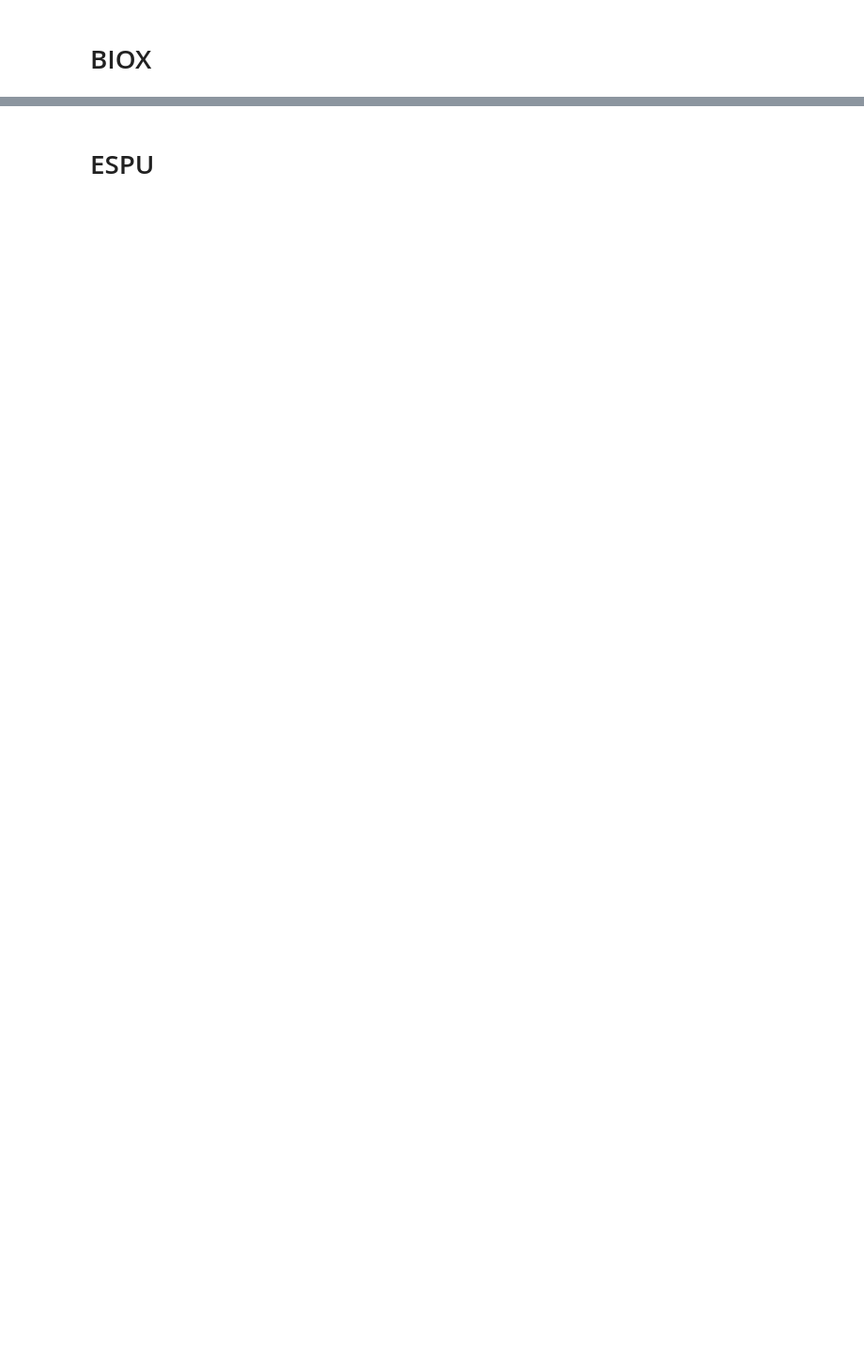
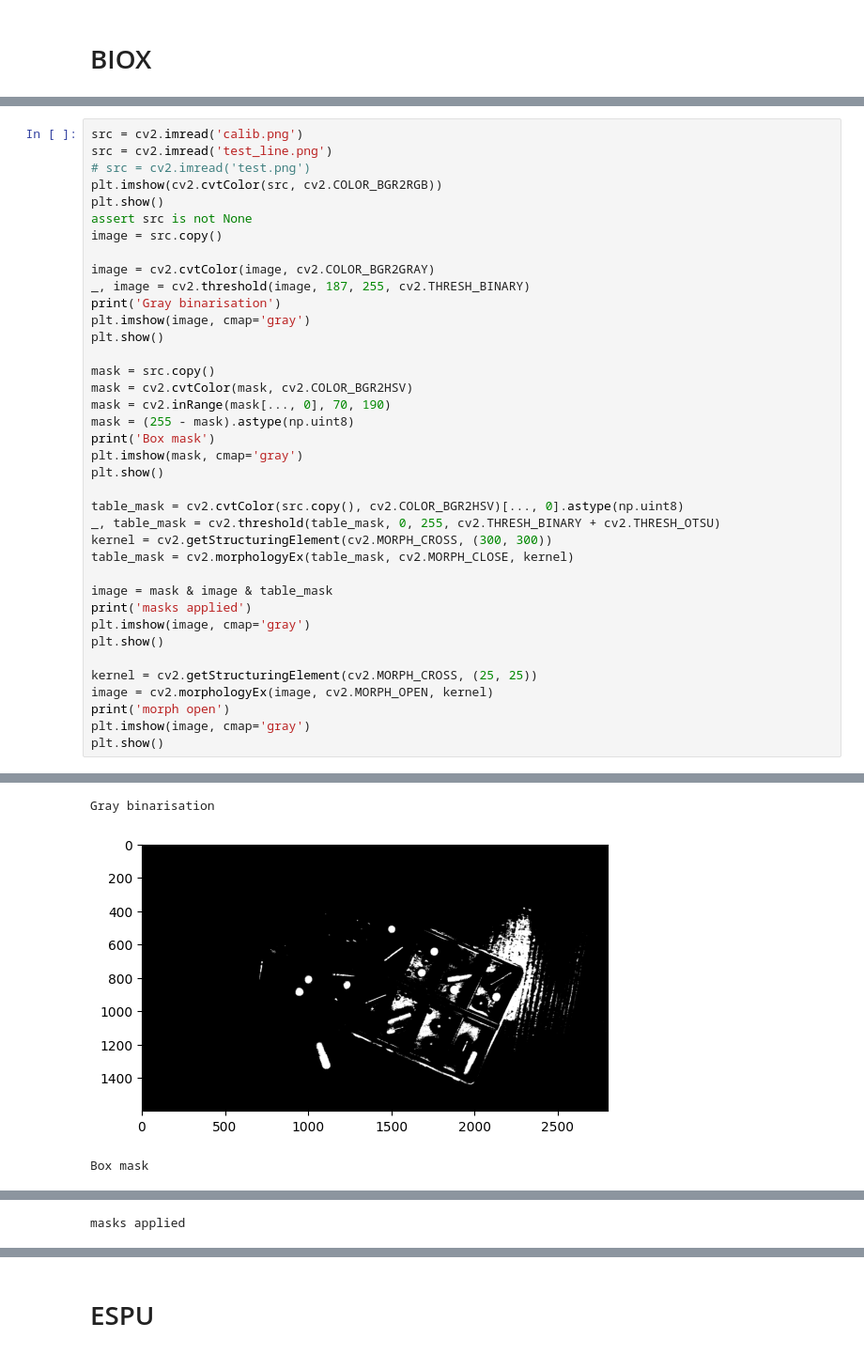
Before and after one commit to WitoldFracek/AiPOiV, a Jupyter notebook: Lab5/experiments.ipynb, the cells around one changed output, grey strips where cells are left out. Shown at 94% size. Saved outputs shown, nothing was run; the diff lists cells and outputs as text; blank space fills up the shorter version.

```diff
--- a/Lab5/experiments.ipynb
+++ b/Lab5/experiments.ipynb
@@ -110,0 +99,39 @@ plt.show()
+# %%
+src = cv2.imread('calib.png')
+src = cv2.imread('test_line.png')
+# src = cv2.imread('test.png')
+plt.imshow(cv2.cvtColor(src, cv2.COLOR_BGR2RGB))
+plt.show()
+assert src is not None
+image = src.copy()
+
+image = cv2.cvtColor(image, cv2.COLOR_BGR2GRAY)
+_, image = cv2.threshold(image, 187, 255, cv2.THRESH_BINARY)
+print('Gray binarisation')
+plt.imshow(image, cmap='gray')
+plt.show()
+
+mask = src.copy()
+mask = cv2.cvtColor(mask, cv2.COLOR_BGR2HSV)
+mask = cv2.inRange(mask[..., 0], 70, 190)
+mask = (255 - mask).astype(np.uint8)
+print('Box mask')
+plt.imshow(mask, cmap='gray')
+plt.show()
+
+table_mask = cv2.cvtColor(src.copy(), cv2.COLOR_BGR2HSV)[..., 0].astype(np.uint8)
+_, table_mask = cv2.threshold(table_mask, 0, 255, cv2.THRESH_BINARY + cv2.THRESH_OTSU)
+kernel = cv2.getStructuringElement(cv2.MORPH_CROSS, (300, 300))
+table_mask = cv2.morphologyEx(table_mask, cv2.MORPH_CLOSE, kernel)
+
+image = mask & image & table_mask
+print('masks applied')
+plt.imshow(image, cmap='gray')
+plt.show()
+
+kernel = cv2.getStructuringElement(cv2.MORPH_CROSS, (25, 25))
+image = cv2.morphologyEx(image, cv2.MORPH_OPEN, kernel)
+print('morph open')
+plt.imshow(image, cmap='gray')
+plt.show()
+# %% [output]
@@ -110,0 +139,3 @@ plt.show()
+Gray binarisation
+[figure, added]
+Box mask
@@ -110,0 +143 @@ plt.show()
+masks applied
```
Also changed, not shown: parts of 5 cells of this notebook, 1 other file.
